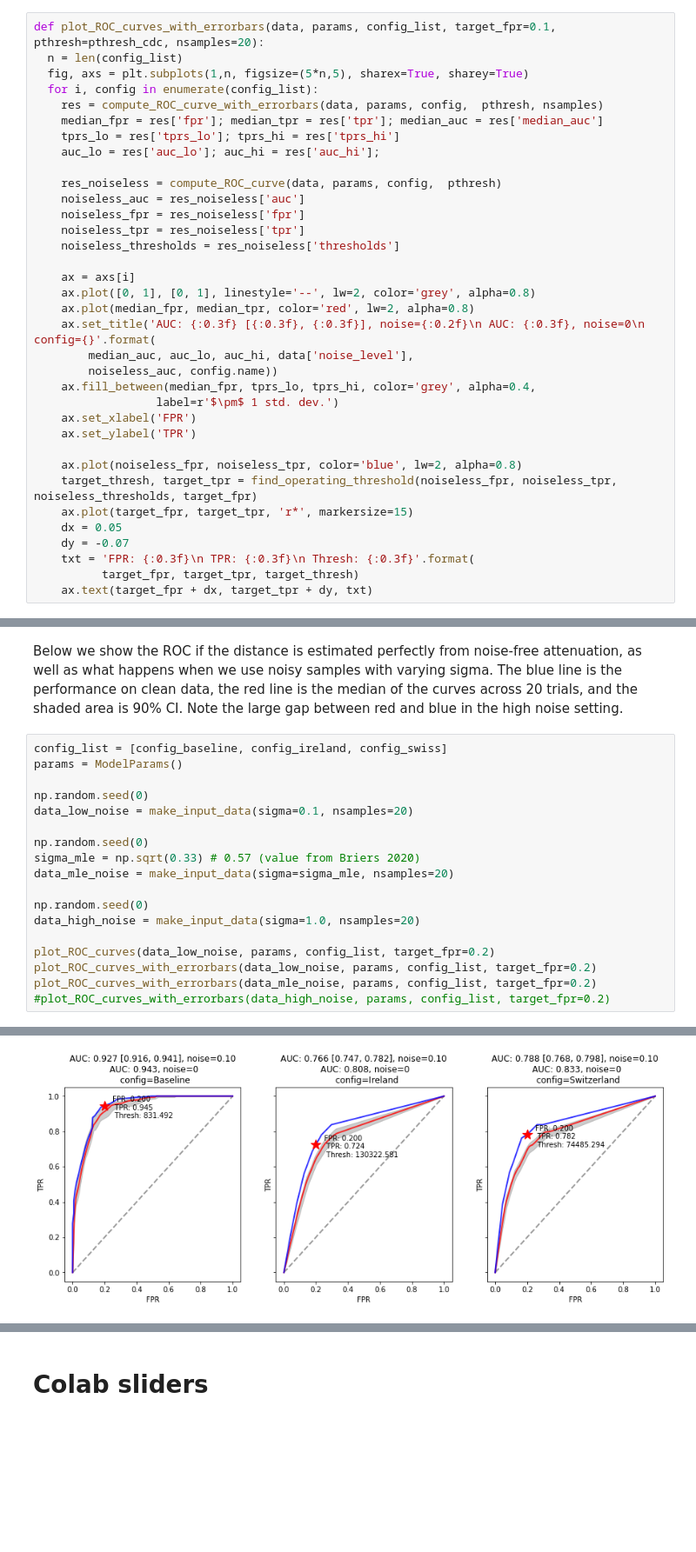
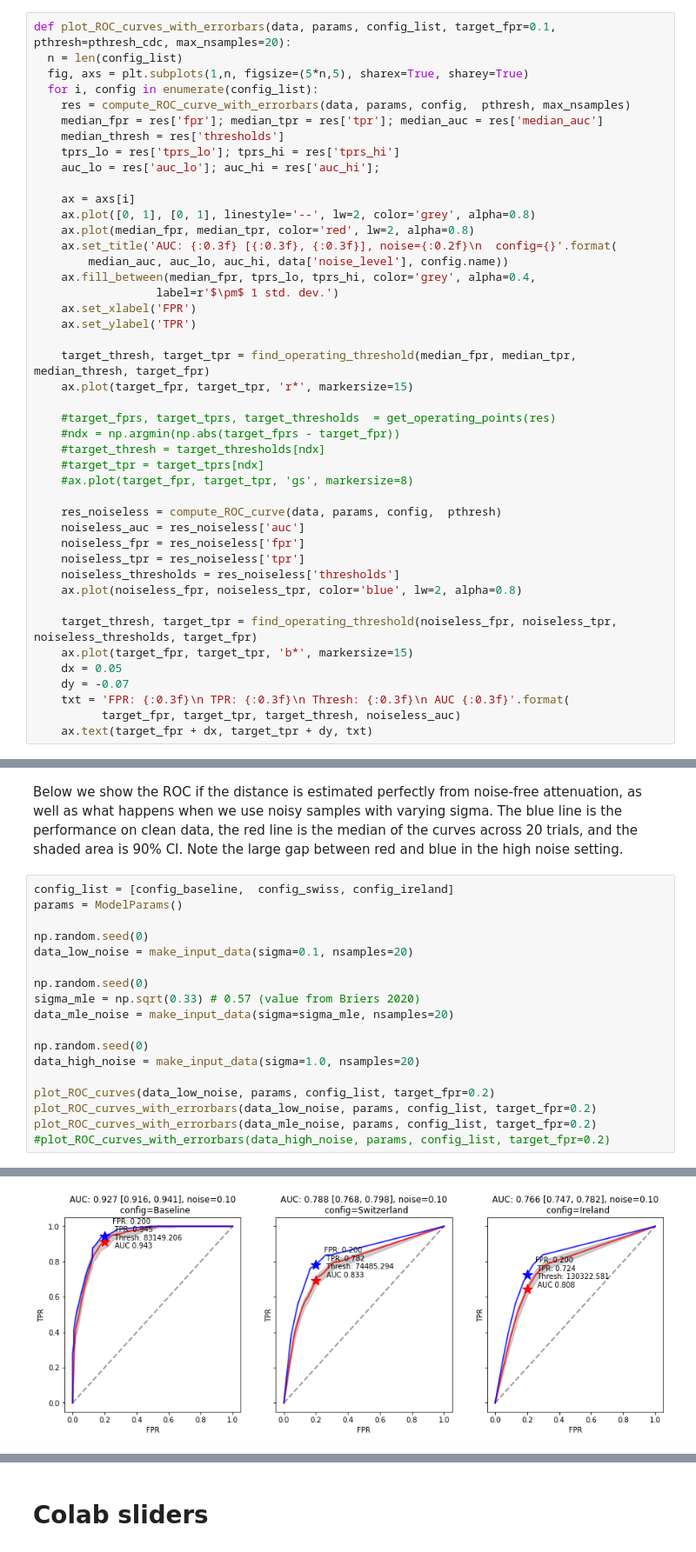
Before and after one commit to probml/covid19, a Jupyter notebook: risk-score-tuner/covid19_risk_score_tuner_github.ipynb, the cells around one changed output, grey strips where cells are left out. Shown at 87% size. Cells and saved outputs as stored; diff of their text form; blank space fills up the shorter version.

```diff
--- a/risk-score-tuner/covid19_risk_score_tuner_github.ipynb
+++ b/risk-score-tuner/covid19_risk_score_tuner_github.ipynb
@@ -1055,37 +1170,46 @@ def compute_ROC_curve_with_errorbars(data, params, config,  pthresh=pthresh_cdc,
           }
   return results
 # %%
-def plot_ROC_curves_with_errorbars(data, params, config_list, target_fpr=0.1, pthresh=pthresh_cdc, nsamples=20):
+def plot_ROC_curves_with_errorbars(data, params, config_list, target_fpr=0.1, pthresh=pthresh_cdc, max_nsamples=20):
   n = len(config_list)
   fig, axs = plt.subplots(1,n, figsize=(5*n,5), sharex=True, sharey=True)
   for i, config in enumerate(config_list):
-    res = compute_ROC_curve_with_errorbars(data, params, config,  pthresh, nsamples)
+    res = compute_ROC_curve_with_errorbars(data, params, config,  pthresh, max_nsamples)
     median_fpr = res['fpr']; median_tpr = res['tpr']; median_auc = res['median_auc']
+    median_thresh = res['thresholds']
     tprs_lo = res['tprs_lo']; tprs_hi = res['tprs_hi']
     auc_lo = res['auc_lo']; auc_hi = res['auc_hi'];
+
+    ax = axs[i]
+    ax.plot([0, 1], [0, 1], linestyle='--', lw=2, color='grey', alpha=0.8)
+    ax.plot(median_fpr, median_tpr, color='red', lw=2, alpha=0.8)
+    ax.set_title('AUC: {:0.3f} [{:0.3f}, {:0.3f}], noise={:0.2f}\n  config={}'.format(
+        median_auc, auc_lo, auc_hi, data['noise_level'], config.name))
+    ax.fill_between(median_fpr, tprs_lo, tprs_hi, color='grey', alpha=0.4,
+                  label=r'$\pm$ 1 std. dev.')
+    ax.set_xlabel('FPR')
+    ax.set_ylabel('TPR')
+
+    target_thresh, target_tpr = find_operating_threshold(median_fpr, median_tpr, median_thresh, target_fpr)
+    ax.plot(target_fpr, target_tpr, 'r*', markersize=15)
+
+    #target_fprs, target_tprs, target_thresholds  = get_operating_points(res)
+    #ndx = np.argmin(np.abs(target_fprs - target_fpr))
+    #target_thresh = target_thresholds[ndx]
+    #target_tpr = target_tprs[ndx]
+    #ax.plot(target_fpr, target_tpr, 'gs', markersize=8)
 
     res_noiseless = compute_ROC_curve(data, params, config,  pthresh)
     noiseless_auc = res_noiseless['auc']
     noiseless_fpr = res_noiseless['fpr']
     noiseless_tpr = res_noiseless['tpr']
     noiseless_thresholds = res_noiseless['thresholds']
+    ax.plot(noiseless_fpr, noiseless_tpr, color='blue', lw=2, alpha=0.8)
 
-    ax = axs[i]
-    ax.plot([0, 1], [0, 1], linestyle='--', lw=2, color='grey', alpha=0.8)
-    ax.plot(median_fpr, median_tpr, color='red', lw=2, alpha=0.8)
-    ax.set_title('AUC: {:0.3f} [{:0.3f}, {:0.3f}], noise={:0.2f}\n AUC: {:0.3f}, noise=0\n  config={}'.format(
-        median_auc, auc_lo, auc_hi, data['noise_level'],
-        noiseless_auc, config.name))
-    ax.fill_between(median_fpr, tprs_lo, tprs_hi, color='grey', alpha=0.4,
-                  label=r'$\pm$ 1 std. dev.')
-    ax.set_xlabel('FPR')
-    ax.set_ylabel('TPR')
-
-    ax.plot(noiseless_fpr, noiseless_tpr, color='blue', lw=2, alpha=0.8)
     target_thresh, target_tpr = find_operating_threshold(noiseless_fpr, noiseless_tpr, noiseless_thresholds, target_fpr)
-    ax.plot(target_fpr, target_tpr, 'r*', markersize=15)
+    ax.plot(target_fpr, target_tpr, 'b*', markersize=15)
     dx = 0.05
     dy = -0.07
-    txt = 'FPR: {:0.3f}\n TPR: {:0.3f}\n Thresh: {:0.3f}'.format(
-          target_fpr, target_tpr, target_thresh)
+    txt = 'FPR: {:0.3f}\n TPR: {:0.3f}\n Thresh: {:0.3f}\n AUC {:0.3f}'.format(
+          target_fpr, target_tpr, target_thresh, noiseless_auc)
     ax.text(target_fpr + dx, target_tpr + dy, txt)
@@ -1096,7 +1261,7 @@ as well as what happens when we use noisy samples with varying sigma.
 the red line is the median of the curves across 20 trials, and the shaded area is 90% CI.
 Note  the large gap between red and blue in the high noise setting.
 # %%
-config_list = [config_baseline, config_ireland, config_swiss]
+config_list = [config_baseline,  config_swiss, config_ireland]
 params = ModelParams()
 
 np.random.seed(0)
@@ -1118 +1283 @@ plot_ROC_curves_with_errorbars(data_mle_noise, params, config_list, target_fpr=0
-[figure, old version]
+[figure, new version]
```
Also changed, not shown: parts of 55 cells of this notebook.
